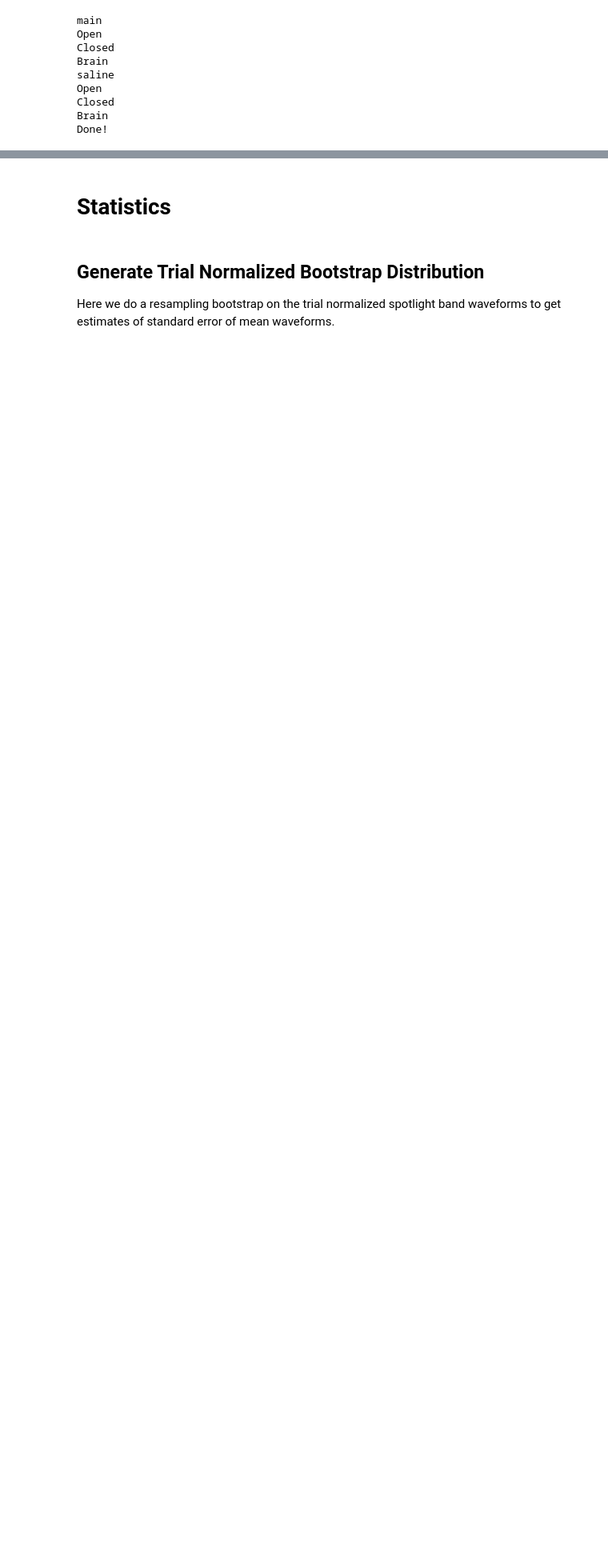
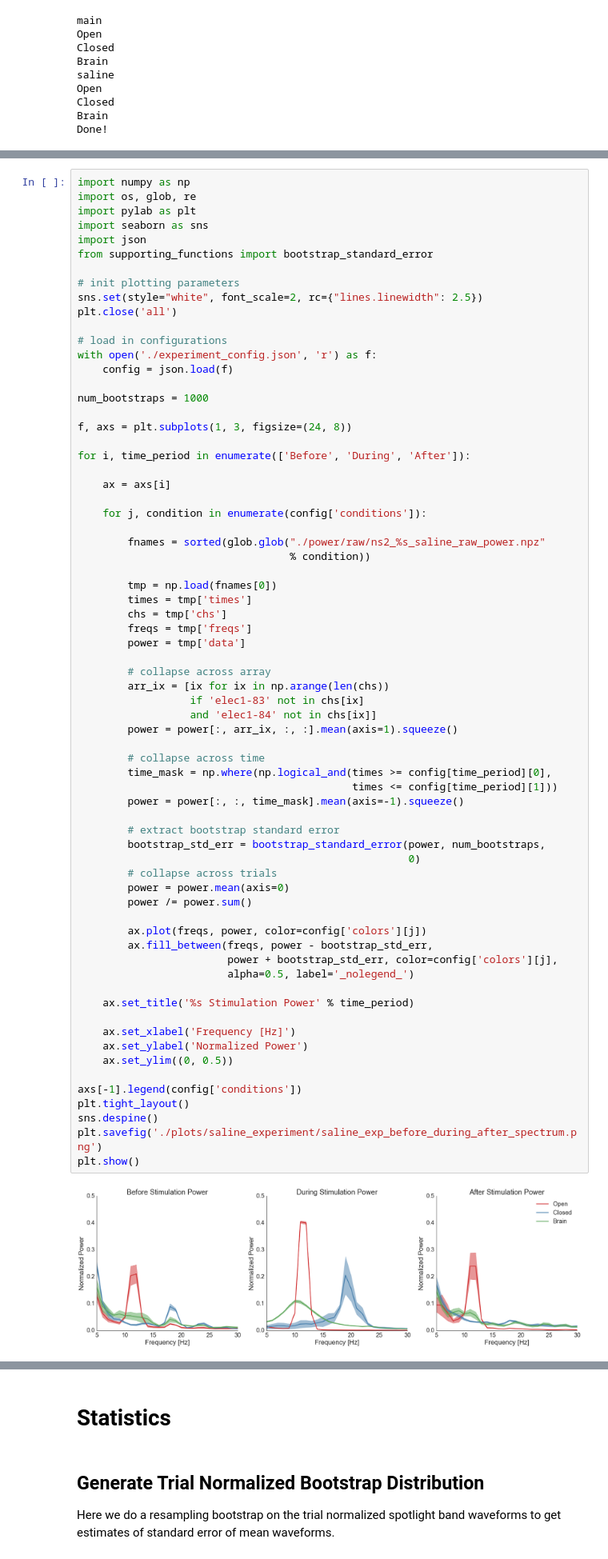
Before and after one commit to mghneurotherapeutics/GalileoTACS, a Jupyter notebook: galileoTACS_analysis.ipynb, the cells around one changed output, grey strips where cells are left out. Shown at 80% size. Drawn from its saved outputs; the diff is of its cells as text; blank space fills up the shorter version.

```diff
--- a/galileoTACS_analysis.ipynb
+++ b/galileoTACS_analysis.ipynb
@@ -434,0 +699,71 @@ Done!
+# %%
+import numpy as np
+import os, glob, re
+import pylab as plt
+import seaborn as sns
+import json
+from supporting_functions import bootstrap_standard_error
+
+# init plotting parameters
+sns.set(style="white", font_scale=2, rc={"lines.linewidth": 2.5})
+plt.close('all')
+
+# load in configurations
+with open('./experiment_config.json', 'r') as f:
+    config = json.load(f)
+
+num_bootstraps = 1000
+
+f, axs = plt.subplots(1, 3, figsize=(24, 8))
+
+for i, time_period in enumerate(['Before', 'During', 'After']):
+
+    ax = axs[i]
+
+    for j, condition in enumerate(config['conditions']):
+
+        fnames = sorted(glob.glob("./power/raw/ns2_%s_saline_raw_power.npz"
+                                  % condition))
+
+        tmp = np.load(fnames[0])
+        times = tmp['times']
+        chs = tmp['chs']
+        freqs = tmp['freqs']
+        power = tmp['data']
+
+        # collapse across array
+        arr_ix = [ix for ix in np.arange(len(chs))
+                  if 'elec1-83' not in chs[ix]
+                  and 'elec1-84' not in chs[ix]]
+        power = power[:, arr_ix, :, :].mean(axis=1).squeeze()
+
+        # collapse across time
+        time_mask = np.where(np.logical_and(times >= config[time_period][0],
+                                            times <= config[time_period][1]))
+        power = power[:, :, time_mask].mean(axis=-1).squeeze()
+
+        # extract bootstrap standard error
+        bootstrap_std_err = bootstrap_standard_error(power, num_bootstraps,
+                                                     0)
+        # collapse across trials
+        power = power.mean(axis=0)
+        power /= power.sum()
+
+        ax.plot(freqs, power, color=config['colors'][j])
+        ax.fill_between(freqs, power - bootstrap_std_err,
+                        power + bootstrap_std_err, color=config['colors'][j],
+                        alpha=0.5, label='_nolegend_')
+
+    ax.set_title('%s Stimulation Power' % time_period)
+
+    ax.set_xlabel('Frequency [Hz]')
+    ax.set_ylabel('Normalized Power')
+    ax.set_ylim((0, 0.5))
+
+axs[-1].legend(config['conditions'])
+plt.tight_layout()
+sns.despine()
+plt.savefig('./plots/saline_experiment/saline_exp_before_during_after_spectrum.png')
+plt.show()
+# %% [output]
+[figure, added]
```
Also changed, not shown: parts of 40 cells of this notebook, 10 other files.
